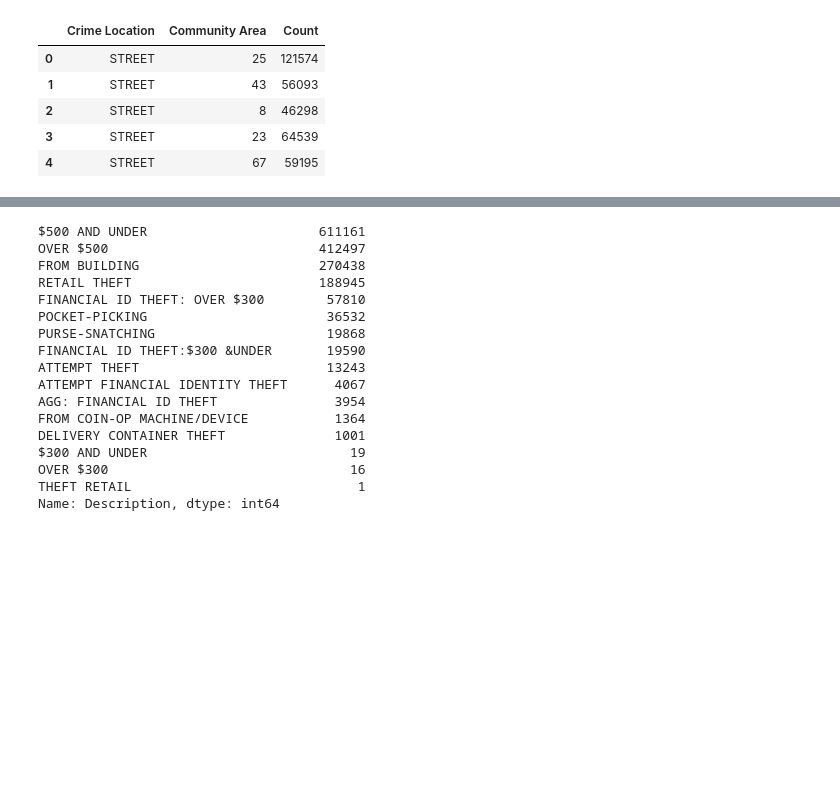
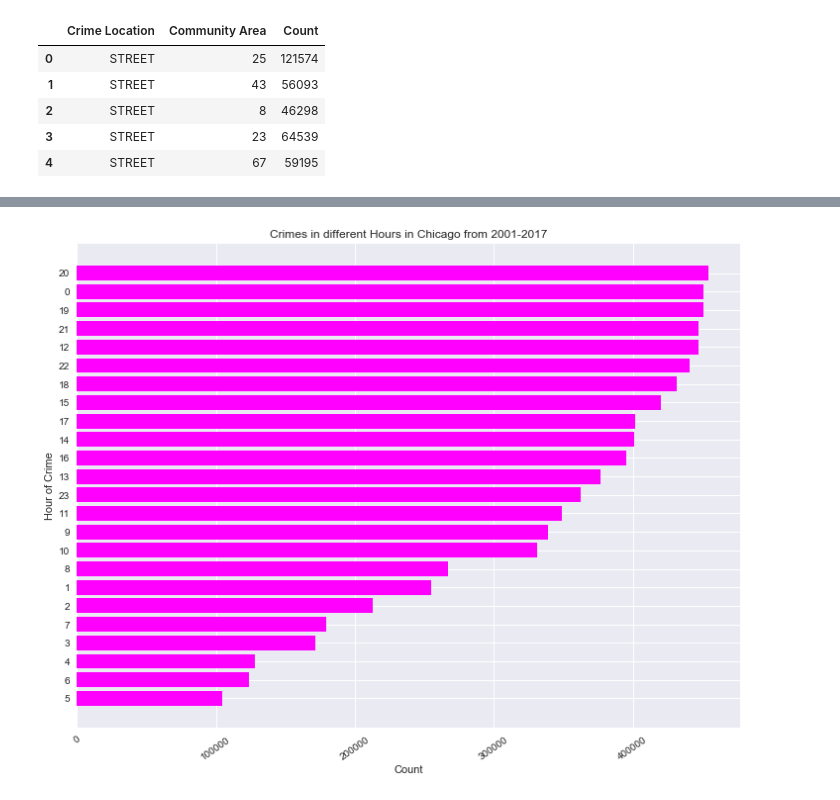
Before and after one commit to bodhisattamaiti25/projects-data-science, a Jupyter notebook: chicago_crime_data_analysis/chicago_crime_data_analysis.ipynb, the cells around one changed output, grey strips where cells are left out. Saved outputs shown, nothing was run; the diff lists cells and outputs as text; code cells hidden in the pictures; blank space fills up the shorter version.

Commit message:
analysis of crimes with respect to hours

```diff
--- a/chicago_crime_data_analysis/chicago_crime_data_analysis.ipynb
+++ b/chicago_crime_data_analysis/chicago_crime_data_analysis.ipynb
@@ -613,20 +613,15 @@ generate_heatmap(crime_counts_by_area_crimeLocation_df, 'Analysis of top 30 comm
-# %%
-crimes_2001_17[crimes_2001_17['Primary Type'] == 'THEFT'].Description.value_counts()
-# %% [output]
-$500 AND UNDER                      611161
-OVER $500                           412497
-FROM BUILDING                       270438
-RETAIL THEFT                        188945
-FINANCIAL ID THEFT: OVER $300        57810
-POCKET-PICKING                       36532
-PURSE-SNATCHING                      19868
-FINANCIAL ID THEFT:$300 &UNDER       19590
-ATTEMPT THEFT                        13243
-ATTEMPT FINANCIAL IDENTITY THEFT      4067
-AGG: FINANCIAL ID THEFT               3954
-FROM COIN-OP MACHINE/DEVICE           1364
-DELIVERY CONTAINER THEFT              1001
-$300 AND UNDER                          19
-OVER $300                               16
-THEFT RETAIL                             1
-Name: Description, dtype: int64
+# %%
+crime_counts_by_hour = crimes_2001_17['Hour'].value_counts()
+crime_counts_by_hour = crime_counts_by_hour.to_dict()
+crime_counts_by_hour = sorted(crime_counts_by_hour.items(), key=lambda x:x[1], reverse=True)
+# %%
+unzip_crime_hour_data = zip(*crime_counts_by_hour)
+# %%
+fig10, ax9 = plt.subplots()
+
+crime_hour = unzip_crime_hour_data[0]
+crime_hour_count = unzip_crime_hour_data[1]
+
+generate_horizontalBarChart(ax9, 'magenta', np.arange(len(crime_hour)), crime_hour_count, crime_hour, 'Count', 'Hour of Crime', 'Crimes in different Hours in Chicago from 2001-2017', 35)
+# %% [output]
+[figure, added]
```
Also changed, not shown: parts of 13 cells of this notebook.
